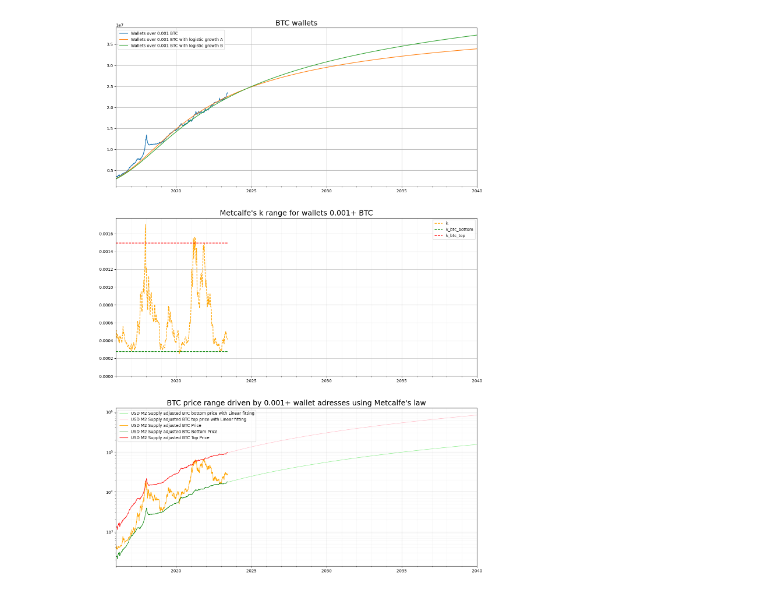
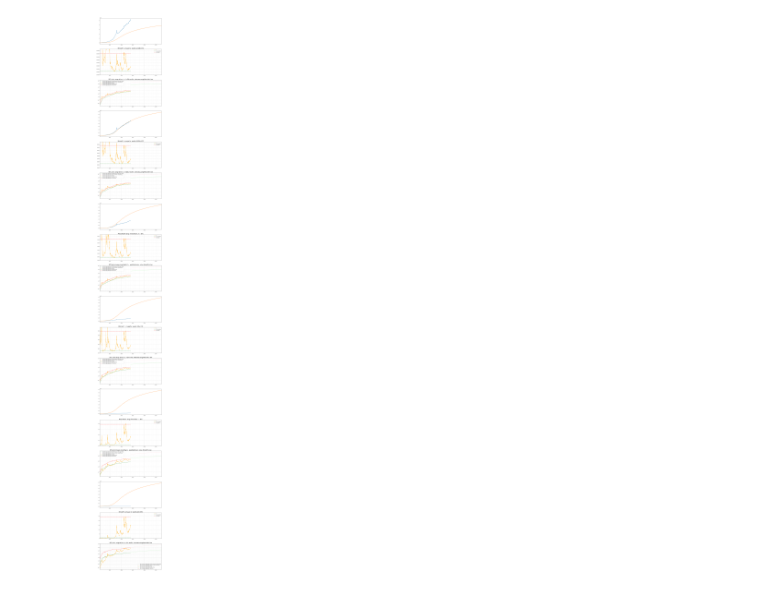
Before and after one commit to bekisz/chain-intelligence, a Jupyter notebook: metcalfe.ipynb, the cells around one changed output. Saved outputs shown, nothing was run; the diff lists cells and outputs as text; code cells hidden in the pictures.

```diff
--- a/metcalfe.ipynb
+++ b/metcalfe.ipynb
@@ -432,6 +515,18 @@ for min_btc in min_btcs:
         df.loc[index,(coin, wallet_range, 'addressesCount_logistic_guess_B')] =y
         y_prev=y
         i=i+1
+for min_btc in min_btcs:
+    initial_wallets =  df.loc(axis=1)[(coin,wallet_range,'addressesCount')][min_date]
+
+    wallet_range = str(min_btc) + '+'
+    i = 0
+    y_prev=initial_wallets
+    for index, row in df.iterrows():
+        y=logistic_growth_func(y_prev,1/450,200*1000*1000,1/18)
+        df.loc[index,(coin, wallet_range, 'addressesCount_logistic_guess_C')] =y
+        y_prev=y
+        i=i+1
+
 df
 # %% [output]
 | coin | BTC |  |  |  |  |  | ... |
@@ -452,48 +547,48 @@ df
 # %%
 import matplotlib.pyplot as plt
-subplots = 1+len(min_btcs)*2;
+subplots = len(min_btcs)*3;
 fig, axs = plt.subplots(subplots)
 fig.set_size_inches(16, 8*subplots)
 
-axs[0].set_title("{} wallets".format(coin), fontsize=18)
+i=0
+
+
 for min_btc in min_btcs:
+    wallet_range = str(min_btc)+'+'
 #    df[coin][str(min_btc)+'+']['addressesCount_linear_fit'][plot_start_date:].plot(ax=axs[0],label='Wallets over {} {} with linear curve fitting'.format(min_btc, coin) )
 #    df[coin][str(min_btc)+'+']['addressesCount_linear_guess'].plot(ax=axs[0],label='Wallets over {} {} with linear guess'.format(min_btc, coin) )
-    df[coin][str(min_btc)+'+']['addressesCount'][plot_start_date:today].plot(ax=axs[0],label='Wallets over {} {}'.format(min_btc, coin) )
-    df[coin][str(min_btc)+'+']['addressesCount_logistic_guess_A'][plot_start_date:].plot(ax=axs[0],label='Wallets over {} {} with logistic growth A'.format(min_btc, coin) )
-    df[coin][str(min_btc)+'+']['addressesCount_logistic_guess_B'][plot_start_date:].plot(ax=axs[0],label='Wallets over {} {} with logistic growth B'.format(min_btc, coin) )
+    df[coin][str(min_btc)+'+']['addressesCount'][plot_start_date:today].plot(ax=axs[i],label='Wallets over {} {}'.format(min_btc, coin) )
+#    df[coin][str(min_btc)+'+']['addressesCount_logistic_guess_A'][plot_start_date:].plot(ax=axs[i],label='Wallets over {} {} with logistic growth A'.format(min_btc, coin) )
+#    df[coin][str(min_btc)+'+']['addressesCount_logistic_guess_B'][plot_start_date:].plot(ax=axs[i],label='Wallets over {} {} with logistic growth B'.format(min_btc, coin) )
+    df[coin][str(min_btc)+'+']['addressesCount_logistic_guess_C'][plot_start_date:].plot(ax=axs[i],label='Wallets over {} {} with logistic growth C'.format(min_btc, coin) )
 
-axs[0].legend(loc='best')
-axs[0].grid()
-i=1
-for min_btc in min_btcs:
-#for i in range(1,subplots,2) :
 
-    wallet_range = str(min_btc)+'+'
-    axs[i].set_title("Metcalfe's k range for wallets {} {}".format(wallet_range, coin), fontsize=18)
-    df[coin][wallet_range]['k-sma7d'][plot_start_date:].plot(ax=axs[i],color='orange',label='k'.format(wallet_range, coin), linestyle='dashed')
-    (df[coin][wallet_range]['k_btc_bottom'][plot_start_date:]*btc_max_supply).plot(ax=axs[i],color='green',label='k_btc_bottom', linestyle='dashed')
-    (df[coin][wallet_range]['k_btc_top'][plot_start_date:]*btc_max_supply).plot(ax=axs[i],color='red',label='k_btc_top', linestyle='dashed')
-    axs[i].legend(loc='best')
-    axs[i].set_ylim([0,None])
-    axs[i].grid(which='major', alpha=0.6)
-    axs[i].grid(which='minor', alpha=0.15)
-    axs[i+1].set_title("{} price range driven by {} wallet adresses using Metcalfe's law".format(coin, wallet_range), fontsize=18)
+
+    axs[i+1].set_title("Metcalfe's k range for wallets {} {}".format(wallet_range, coin), fontsize=18)
+    df[coin][wallet_range]['k-sma7d'][plot_start_date:].plot(ax=axs[i+1],color='orange',label='k'.format(wallet_range, coin), linestyle='dashed')
+    (df[coin][wallet_range]['k_btc_bottom'][plot_start_date:]*btc_max_supply).plot(ax=axs[i+1],color='green',label='k_btc_bottom', linestyle='dashed')
+    (df[coin][wallet_range]['k_btc_top'][plot_start_date:]*btc_max_supply).plot(ax=axs[i+1],color='red',label='k_btc_top', linestyle='dashed')
+    axs[i+1].legend(loc='best')
+    axs[i+1].set_ylim([0,df[coin][wallet_range]['k_btc_top'][plot_start_date:today].max()*1.2*btc_max_supply])
+
+    axs[i+1].grid(which='major', alpha=0.6)
+    axs[i+1].grid(which='minor', alpha=0.15)
+    axs[i+2].set_title("{} price range driven by {} wallet adresses using Metcalfe's law".format(coin, wallet_range), fontsize=18)
 
     #m2_adj_='m2_adj_'
     m2_adj_=''
     wallet_range
-    df[coin][wallet_range][m2_adj_ + 'bottom_price_linear_fit'][today:].plot(ax=axs[i+1], linewidth=1, color='lightgreen',label='USD M2 Supply adjusted {} bottom price with Linear fitting'.format(coin))
-    df[coin][wallet_range][m2_adj_ + 'top_price_linear_fit'][today:].plot(ax=axs[i+1], linewidth=1, color='pink',label='USD M2 Supply adjusted {} top price with Linear fitting'.format(coin))
+    df[coin][wallet_range][m2_adj_ + 'bottom_price_linear_fit'][today:].plot(ax=axs[i+2], linewidth=1, color='lightgreen',label='USD M2 Supply adjusted {} bottom price with Linear fitting'.format(coin))
+    df[coin][wallet_range][m2_adj_ + 'top_price_linear_fit'][today:].plot(ax=axs[i+2], linewidth=1, color='pink',label='USD M2 Supply adjusted {} top price with Linear fitting'.format(coin))
 
-    df[coin]['all'][m2_adj_ + 'price'][plot_start_date:].plot(ax=axs[i+1], linewidth=1, color='orange',label='USD M2 Supply adjusted {} Price '.format(coin))
+    df[coin]['all'][m2_adj_ + 'price'][plot_start_date:].plot(ax=axs[i+2], linewidth=1, color='orange',label='USD M2 Supply adjusted {} Price '.format(coin))
 
-    df[coin][wallet_range][m2_adj_ + 'bottom_price'][plot_start_date:].plot(ax=axs[i+1], linewidth=1,color='green',label='USD M2 Supply adjusted {} Bottom Price'.format(coin))
-    df[coin][wallet_range][m2_adj_ + 'top_price'][plot_start_date:].plot(ax=axs[i+1], linewidth=1,color='red',label='USD M2 Supply adjusted {} Top Price'.format(coin))
-    axs[i+1].set_yscale('log')
-    axs[i+1].legend(loc='best')
-    axs[i+1].grid(which='major', alpha=0.6)
-    axs[i+1].grid(which='minor', alpha=0.15)
-    i=i+2
+    df[coin][wallet_range][m2_adj_ + 'bottom_price'][plot_start_date:].plot(ax=axs[i+2], linewidth=1,color='green',label='USD M2 Supply adjusted {} Bottom Price'.format(coin))
+    df[coin][wallet_range][m2_adj_ + 'top_price'][plot_start_date:].plot(ax=axs[i+2], linewidth=1,color='red',label='USD M2 Supply adjusted {} Top Price'.format(coin))
+    axs[i+2].set_yscale('log')
+    axs[i+2].legend(loc='best')
+    axs[i+2].grid(which='major', alpha=0.6)
+    axs[i+2].grid(which='minor', alpha=0.15)
+    i=i+3
 # %% [output]
-[figure, old version]
+[figure, new version]
```
Also changed, not shown: parts of 11 cells of this notebook, 3 other files.
